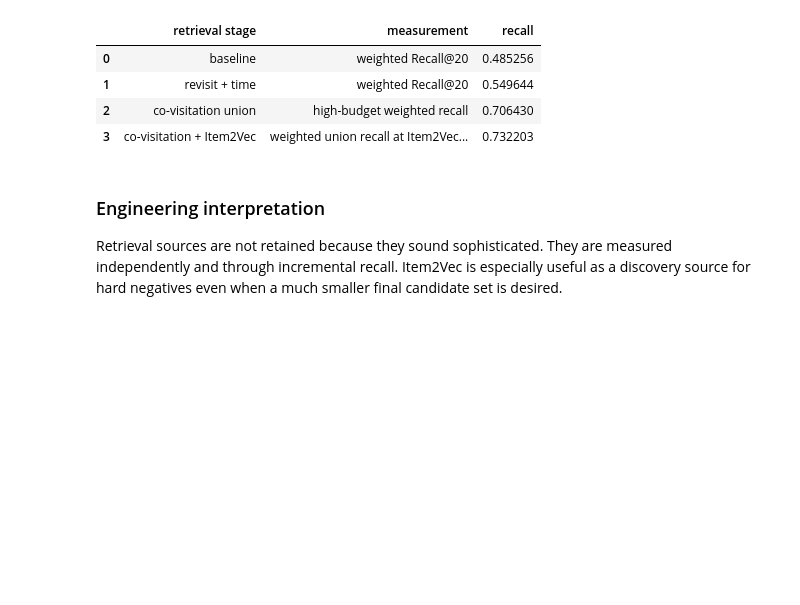
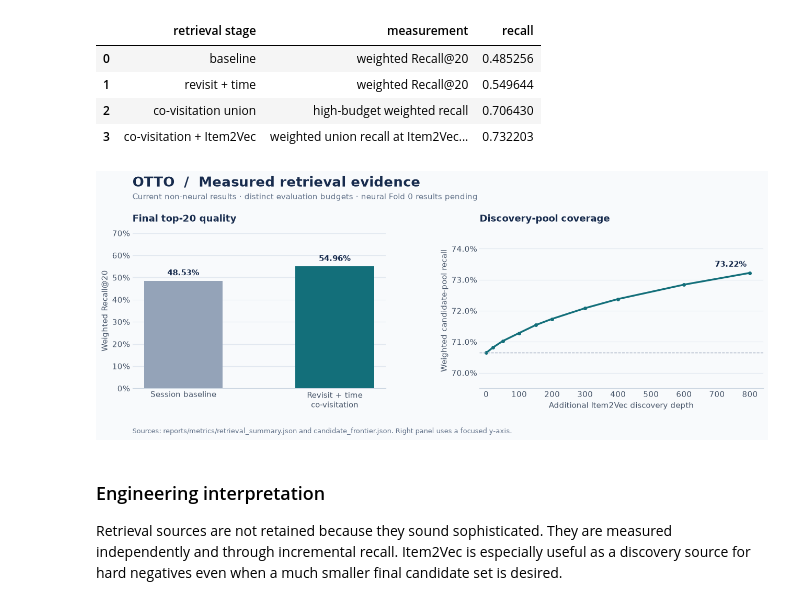
Before and after one commit to alvaromendizabal/otto-recommender-system, a Jupyter notebook: notebooks/02_retrieval_benchmarks.ipynb, the cells around one changed output. Cells and saved outputs as stored; diff of their text form; code cells hidden in the pictures; blank space fills up the shorter version.

```diff
--- a/notebooks/02_retrieval_benchmarks.ipynb
+++ b/notebooks/02_retrieval_benchmarks.ipynb
@@ -28,6 +28,57 @@ pd.DataFrame([
 | 1 | revisit + time | weighted Recall@20 | 0.549644 |
 | 2 | co-visitation union | high-budget weighted recall | 0.706430 |
 | 3 | co-visitation + Item2Vec | weighted union recall at Item2Vec... | 0.732203 |
+# %%
+from matplotlib.ticker import PercentFormatter
+
+plt.rcParams.update({
+    "font.family": "DejaVu Sans", "font.size": 11,
+    "axes.spines.top": False, "axes.spines.right": False,
+    "axes.spines.left": False, "axes.edgecolor": "#cbd5e1",
+    "text.color": "#172b4d", "axes.labelcolor": "#475569",
+    "xtick.color": "#475569", "ytick.color": "#475569",
+    "svg.hashsalt": "otto-retrieval-evidence",
+})
+fig, axes = plt.subplots(1, 2, figsize=(13.4, 5.2), gridspec_kw={"width_ratios": [1, 1.12]})
+fig.patch.set_facecolor("#f8fafc")
+for ax in axes:
+    ax.set_facecolor("#f8fafc")
+    ax.set_axisbelow(True)
+    ax.grid(axis="y", color="#e2e8f0", linewidth=0.8)
+    ax.tick_params(length=0)
+
+values = [r["baseline_weighted_recall_at_20"], r["revisit_time_weighted_recall_at_20"]]
+axes[0].bar(["Session baseline", "Revisit + time\nco-visitation"], values,
+            width=0.52, color=["#94a3b8", "#136f7a"], zorder=3)
+for i, value in enumerate(values):
+    axes[0].text(i, value + 0.025, f"{value:.2%}", ha="center", fontweight="bold")
+axes[0].set_ylim(0, 0.7)
+axes[0].yaxis.set_major_formatter(PercentFormatter(1))
+axes[0].set_title("Final top-20 quality", loc="left", fontweight="bold", pad=16)
+axes[0].set_ylabel("Weighted Recall@20")
+
+frontier = load_json("candidate_frontier.json")
+depths = [row["item2vec_k"] for row in frontier["points"]]
+coverage = [row["weighted_union_recall"] for row in frontier["points"]]
+axes[1].plot(depths, coverage, color="#136f7a", linewidth=2.5, marker="o", markersize=4)
+axes[1].axhline(coverage[0], linestyle="--", color="#94a3b8", linewidth=1)
+axes[1].text(790, coverage[-1] + 0.002, f"{coverage[-1]:.2%}", ha="right", fontweight="bold")
+axes[1].set_ylim(0.695, 0.745)
+axes[1].set_xlim(-20, 840)
+axes[1].yaxis.set_major_formatter(PercentFormatter(1))
+axes[1].set_xlabel("Additional Item2Vec discovery depth")
+axes[1].set_ylabel("Weighted candidate-pool recall")
+axes[1].set_title("Discovery-pool coverage", loc="left", fontweight="bold", pad=16)
+fig.suptitle("OTTO  /  Measured retrieval evidence", x=0.07, ha="left", fontsize=19, fontweight="bold")
+fig.text(0.07, 0.895, "Current non-neural results · distinct evaluation budgets · neural Fold 0 results pending", color="#64748b", fontsize=11)
+fig.text(0.07, 0.035, "Sources: reports/metrics/retrieval_summary.json and candidate_frontier.json. Right panel uses a focused y-axis.", color="#64748b", fontsize=9)
+fig.subplots_adjust(left=0.07, right=0.97, top=0.77, bottom=0.20, wspace=0.35)
+figure_dir = ROOT / "reports" / "figures"
+figure_dir.mkdir(parents=True, exist_ok=True)
+fig.savefig(figure_dir / "retrieval_evidence.png", dpi=160, facecolor=fig.get_facecolor())
+plt.show()
+# %% [output]
+[figure, added]
 # %% [markdown]
 ### Engineering interpretation
 
```
Also changed, not shown: 15 other files.
